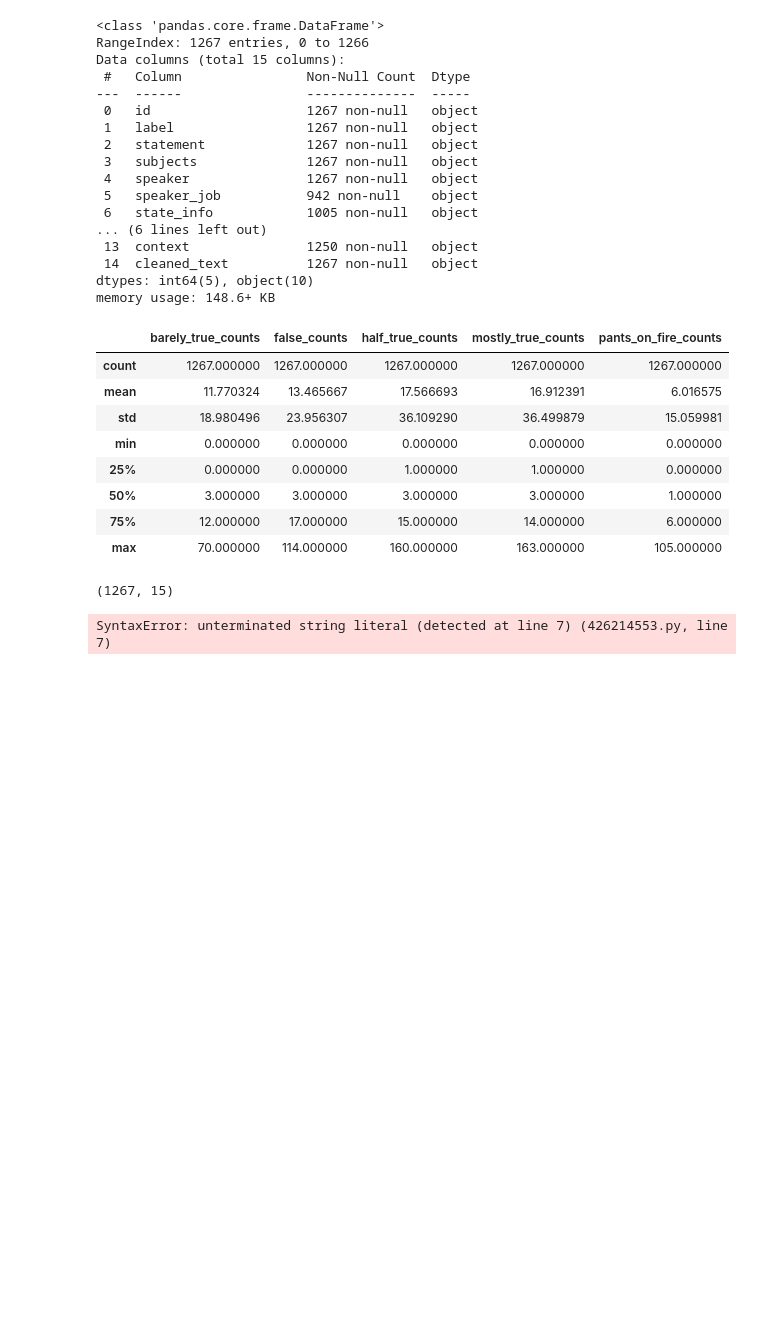
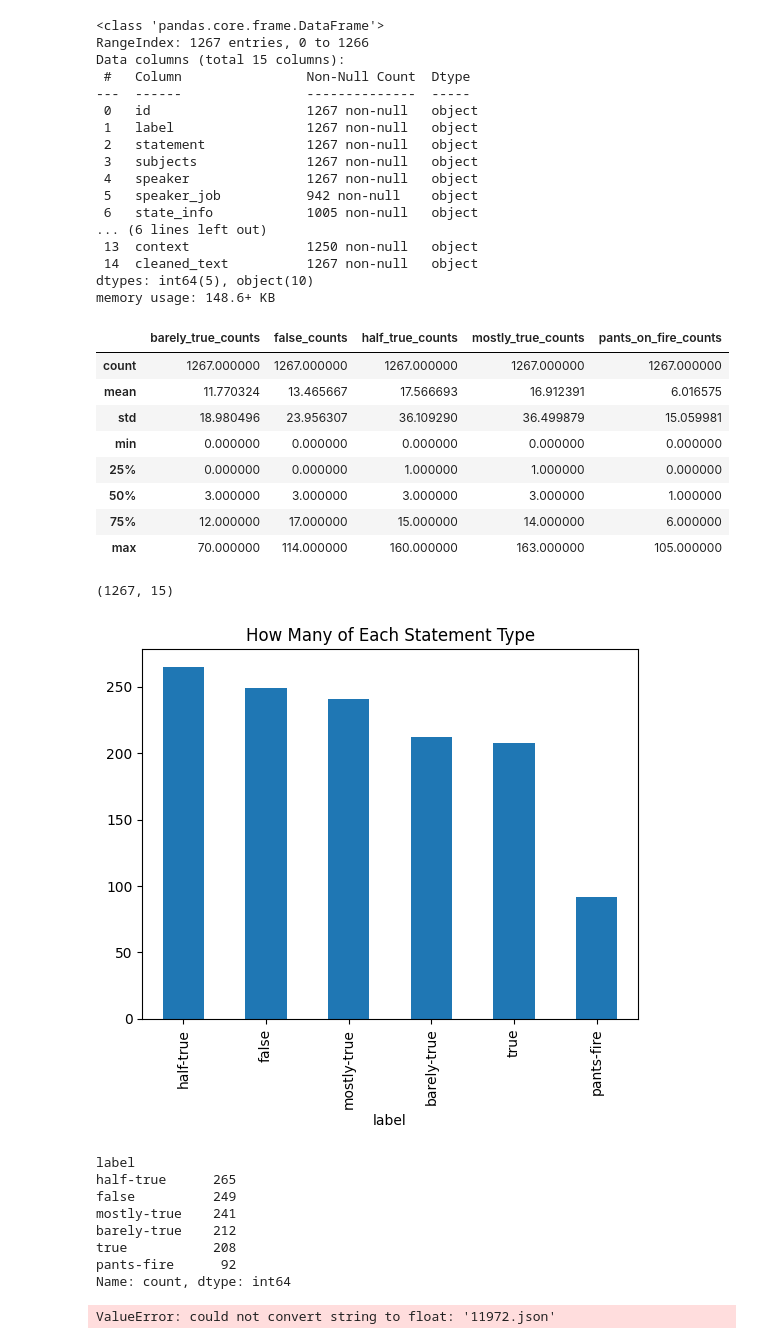
Before and after one commit to whatsnextnick/TrueNews, a Jupyter notebook: RealNews.ipynb, the cells around one changed output. Drawn from its saved outputs; the diff is of its cells as text; code cells hidden in the pictures; blank space fills up the shorter version.

Commit message:
Class distribution checking and subsequent SMOTE implementation to oversample for 'pants-fire' class

```diff
--- a/RealNews.ipynb
+++ b/RealNews.ipynb
@@ -187,11 +187,54 @@ contractions_dict = {
     "you're": "you are",
     "you've": "you have"
 }
+
+contraction_pattern = re.compile(r'\b(' + '|'.join(contractions_dict.keys()) + r')\b')
+
+def expand_contractions(text, contraction_mapping=contractions_dict):
+    def replace(match):
+        return contraction_mapping[match.group(0)]
+    return contraction_pattern.sub(replace, text)
+
+df['statement'] = df['statement'].apply(expand_contractions)
-# %% [output]
-SyntaxError: unterminated string literal (detected at line 7) (426214553.py, line 7)
 # %%
 from sklearn.feature_extraction.text import TfidfVectorizer
 
 #converting the preprocessed text into numerical format for model to comprehend
 vectorizer = TfidfVectorizer(max_features=1000)
 X = vectorizer.fit_transform(df['cleaned_text'])
+# %%
+# Getting the class-distribution
+df['label'].value_counts().plot(kind='bar')
+plt.title('How Many of Each Statement Type')
+plt.show()
+
+# Show the exact #s
+class_counts = df['label'].value_counts()
+print(class_counts)
+# %% [output]
+[figure, added]
+label
+half-true      265
+false          249
+mostly-true    241
+barely-true    212
+true           208
+pants-fire      92
+Name: count, dtype: int64
+# %%
+from imblearn.over_sampling import SMOTE
+
+# Prepare your feature vector X and target variable y
+X = df.drop('label', axis=1)  # drop the label column to create the feature set
+y = df['label']
+
+# Initializing SMOTE
+smote = SMOTE()
+
+# Fit SMOTE to your data and create the balanced dataset
+X_balanced, y_balanced = smote.fit_resample(X, y)
+
+# Check the new class distribution
+print(pd.Series(y_balanced).value_counts())
+# %% [output]
+ValueError: could not convert string to float: '11972.json'
```
